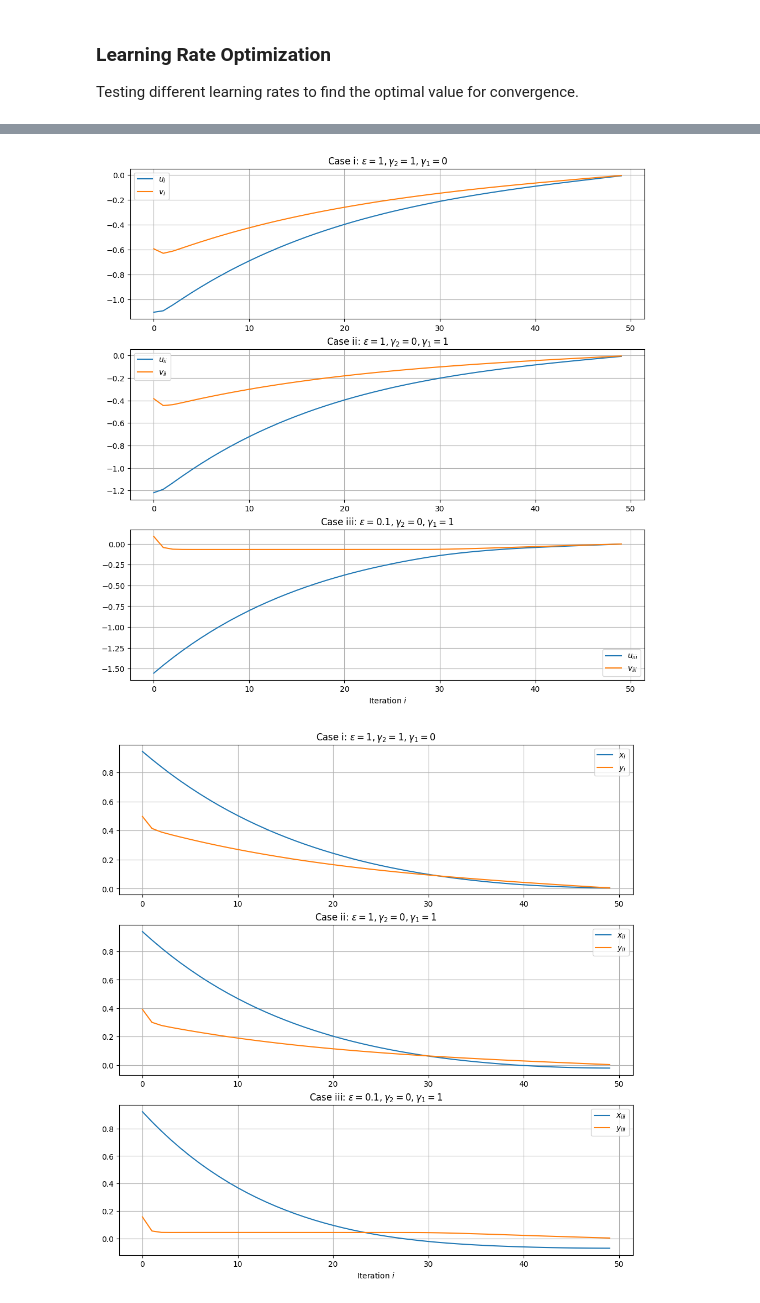
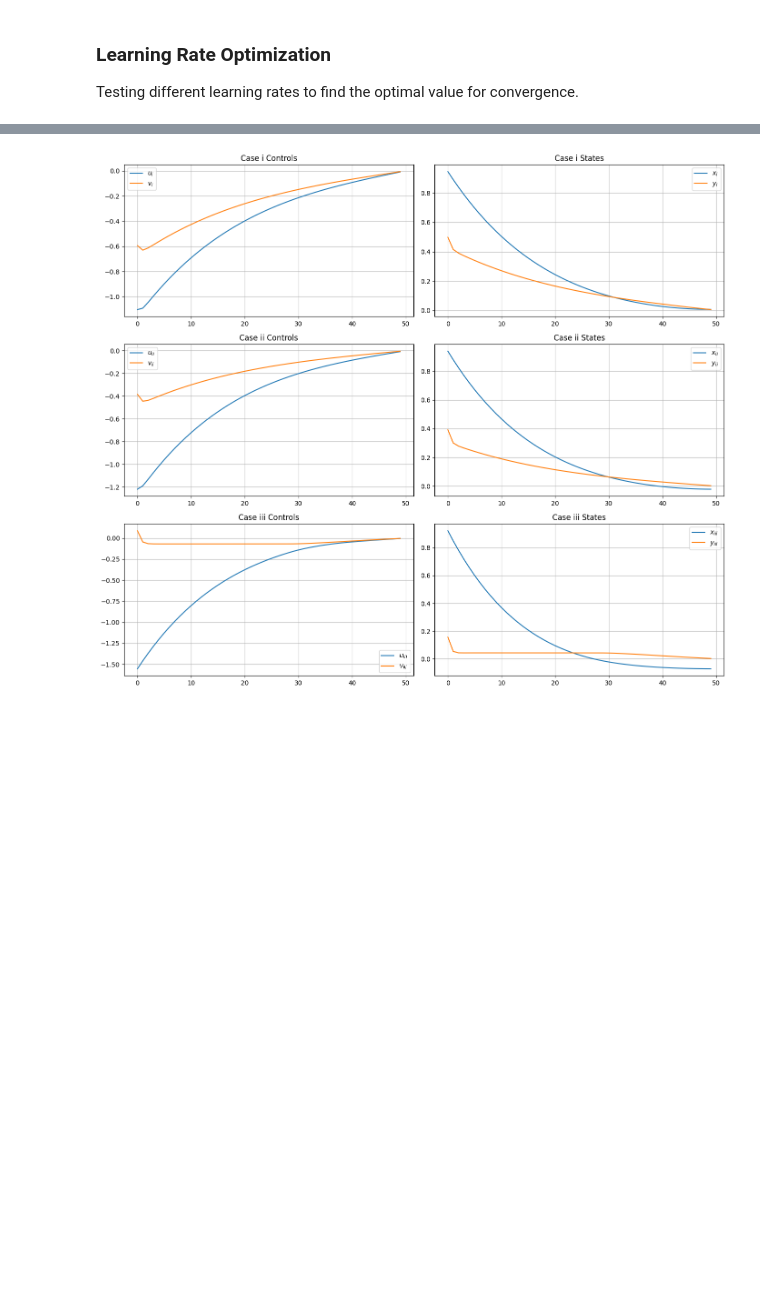
Before and after one commit to umarsdq/optimisationCW, a Jupyter notebook: optimisation.ipynb, the cells around one changed output, grey strips where cells are left out. Saved outputs shown, nothing was run; the diff lists cells and outputs as text; code cells hidden in the pictures; blank space fills up the shorter version.

Commit message:
Fix plots

```diff
--- a/optimisation.ipynb
+++ b/optimisation.ipynb
@@ -483,7 +486,7 @@ Case iii
   Optimal LR: 1.0e-01, Min Cost: 0.104514
 # %%
 # Parameters
-lr = 1e-1 # optimal
+lr = 1e-1  # optimal
 n_iter = 10000
 
 # Case i
@@ -496,63 +499,61 @@ u_ii, v_ii = gradient_descent(gamma1=1, gamma2=0, epsilon=1, lr=1e-4, n_iter=100
 x_ii = Sx @ u_ii + cx
 y_ii = Sy @ v_ii + cy
 
 # Case iii
 u_iii, v_iii = gradient_descent(gamma1=1, gamma2=0, epsilon=0.1, lr=1e-4, n_iter=10000)
 x_iii = Sx @ u_iii + cx
 y_iii = Sy @ v_iii + cy
 
-# Plotting
-plt.figure(figsize=(12, 12))
+# Combined 3x2 figure
+plt.figure(figsize=(14, 12))
 
-plt.subplot(3, 1, 1)
-plt.plot(u_i, label=r'$u_{i}$')
-plt.plot(v_i, label=r'$v_{i}$')
-plt.title(r'Case i: $\epsilon=1, \gamma_{2}=1, \gamma_{1}=0$')
+# Row 1
+plt.subplot(3, 2, 1)
+plt.plot(u_i, label=r'$u_i$')
+plt.plot(v_i, label=r'$v_i$')
+plt.title(r'Case i Controls')
 plt.grid(True)
 plt.legend()
 
-plt.subplot(3, 1, 2)
-plt.plot(u_ii, label=r'$u_{ii}$')
-plt.plot(v_ii, label=r'$v_{ii}$')
-plt.title(r'Case ii: $\epsilon=1, \gamma_{2}=0, \gamma_{1}=1$')
+plt.subplot(3, 2, 2)
+plt.plot(x_i, label=r'$x_i$')
+plt.plot(y_i, label=r'$y_i$')
+plt.title(r'Case i States')
 plt.grid(True)
 plt.legend()
 
-plt.subplot(3, 1, 3)
-plt.plot(u_iii, label=r'$u_{iii}$')
-plt.plot(v_iii, label=r'$v_{iii}$')
-plt.title(r'Case iii: $\epsilon=0.1, \gamma_{2}=0, \gamma_{1}=1$')
-plt.grid(True)
-plt.xlabel(r'Iteration $i$')
-plt.legend()
-plt.savefig('plots/L1_controls.png', bbox_inches='tight', dpi=600)
-
-plt.figure(figsize=(12, 12))
-
-plt.subplot(3, 1, 1)
-plt.plot(x_i, label=r'$x_i$')
-plt.plot(y_i, label=r'$y_i$')
-plt.title(r'Case i: $\epsilon=1, \gamma_{2}=1, \gamma_{1}=0$')
+# Row 2
+plt.subplot(3, 2, 3)
+plt.plot(u_ii, label=r'$u_{ii}$')
+plt.plot(v_ii, label=r'$v_{ii}$')
+plt.title(r'Case ii Controls')
 plt.grid(True)
 plt.legend()
 
-plt.subplot(3, 1, 2)
+plt.subplot(3, 2, 4)
 plt.plot(x_ii, label=r'$x_{ii}$')
 plt.plot(y_ii, label=r'$y_{ii}$')
-plt.title(r'Case ii: $\epsilon=1, \gamma_{2}=0, \gamma_{1}=1$')
+plt.title(r'Case ii States')
 plt.grid(True)
 plt.legend()
 
-plt.subplot(3, 1, 3)
+# Row 3
+plt.subplot(3, 2, 5)
+plt.plot(u_iii, label=r'$u_{iii}$')
+plt.plot(v_iii, label=r'$v_{iii}$')
+plt.title(r'Case iii Controls')
+plt.grid(True)
+plt.legend()
+
+plt.subplot(3, 2, 6)
 plt.plot(x_iii, label=r'$x_{iii}$')
 plt.plot(y_iii, label=r'$y_{iii}$')
-plt.title(r'Case iii: $\epsilon=0.1, \gamma_{2}=0, \gamma_{1}=1$')
+plt.title(r'Case iii States')
 plt.grid(True)
-plt.xlabel(r'Iteration $i$')
 plt.legend()
-plt.savefig('plots/L1_states.png', bbox_inches='tight', dpi=600)
 
+plt.tight_layout()
+plt.savefig('plots/L1_combined.png', dpi=600, bbox_inches='tight')
 plt.show()
 # %% [output]
-[figure, old version]
+[figure, new version]
-[figure, removed]
```
Also changed, not shown: parts of 3 cells of this notebook, 21 other files.
